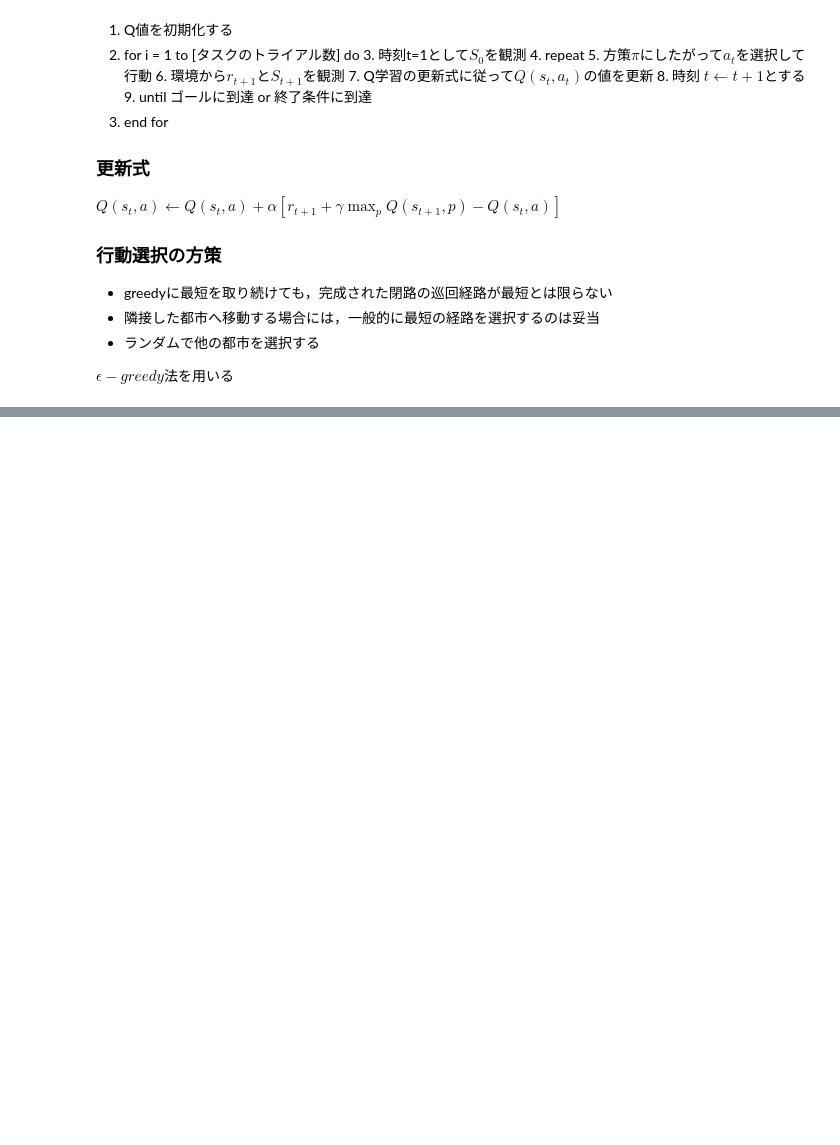
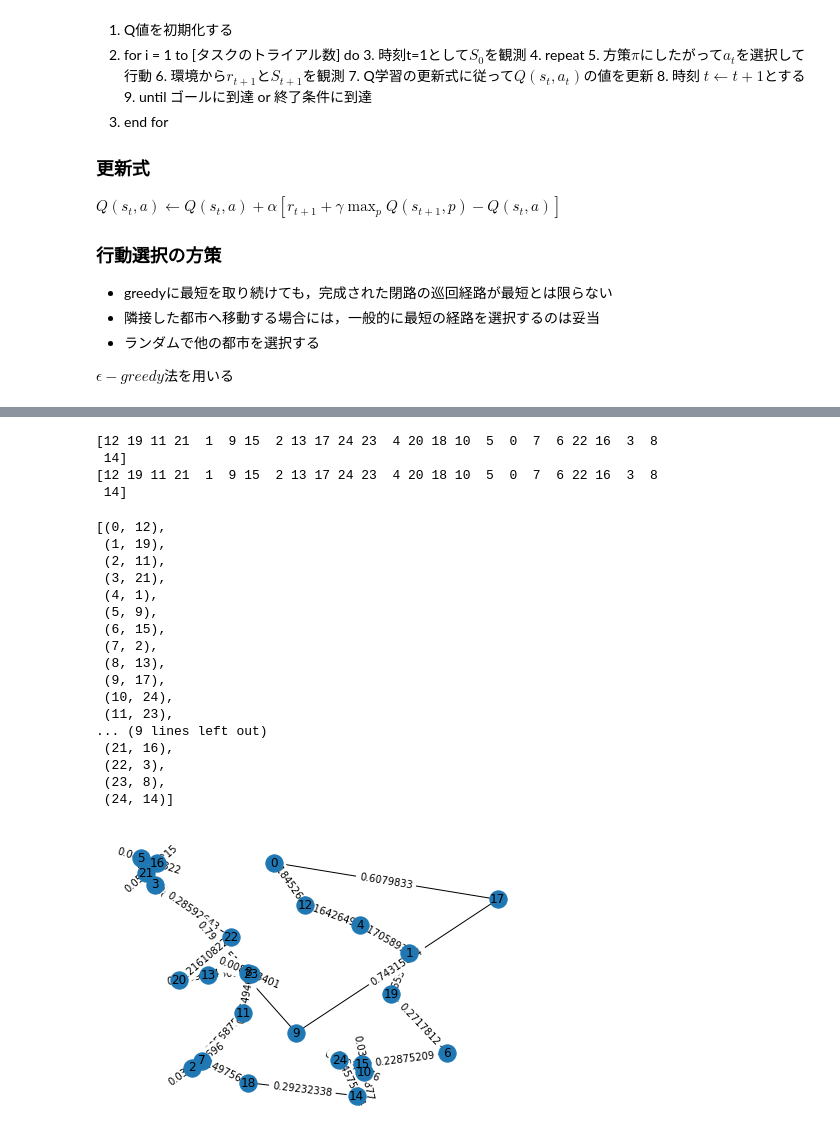
Before and after one commit to ishiyeahman/RL-test, a Jupyter notebook: RL_test.ipynb, the cells around one changed output, grey strips where cells are left out. Cells and saved outputs as stored; diff of their text form; code cells hidden in the pictures; blank space fills up the shorter version.

```diff
--- a/RL_test.ipynb
+++ b/RL_test.ipynb
@@ -291 +375,44 @@ plt.show()
+# %%
+
+pie = get_tsp_pie( copy.deepcopy(agent.Q_table), init_state)
+agent.Q_table
+max_index_list = list(pie.argmax(axis = 1))
+
+path = []
+for i in range(len(max_index_list)):
+    path += [(i, max_index_list[i])]
+
+new_g = set_tsp_graph(path )
+new_g = set_euclidean_distance(new_g, pos)
+draw_networkx_config(new_g, pos)
+
+# nx.draw(new_g, pos)
+
+
+print(agent.Q_table.argmax(1))
+print(pie.argmax(axis = 1))
+path
+# %% [output]
+[12 19 11 21  1  9 15  2 13 17 24 23  4 20 18 10  5  0  7  6 22 16  3  8
+ 14]
+[12 19 11 21  1  9 15  2 13 17 24 23  4 20 18 10  5  0  7  6 22 16  3  8
+ 14]
+[(0, 12),
+ (1, 19),
+ (2, 11),
+ (3, 21),
+ (4, 1),
+ (5, 9),
+ (6, 15),
+ (7, 2),
+ (8, 13),
+ (9, 17),
+ (10, 24),
+ (11, 23),
+... (9 lines left out)
+ (21, 16),
+ (22, 3),
+ (23, 8),
+ (24, 14)]
+[figure, added]
 # %%
```
Also changed, not shown: parts of 11 cells of this notebook.
